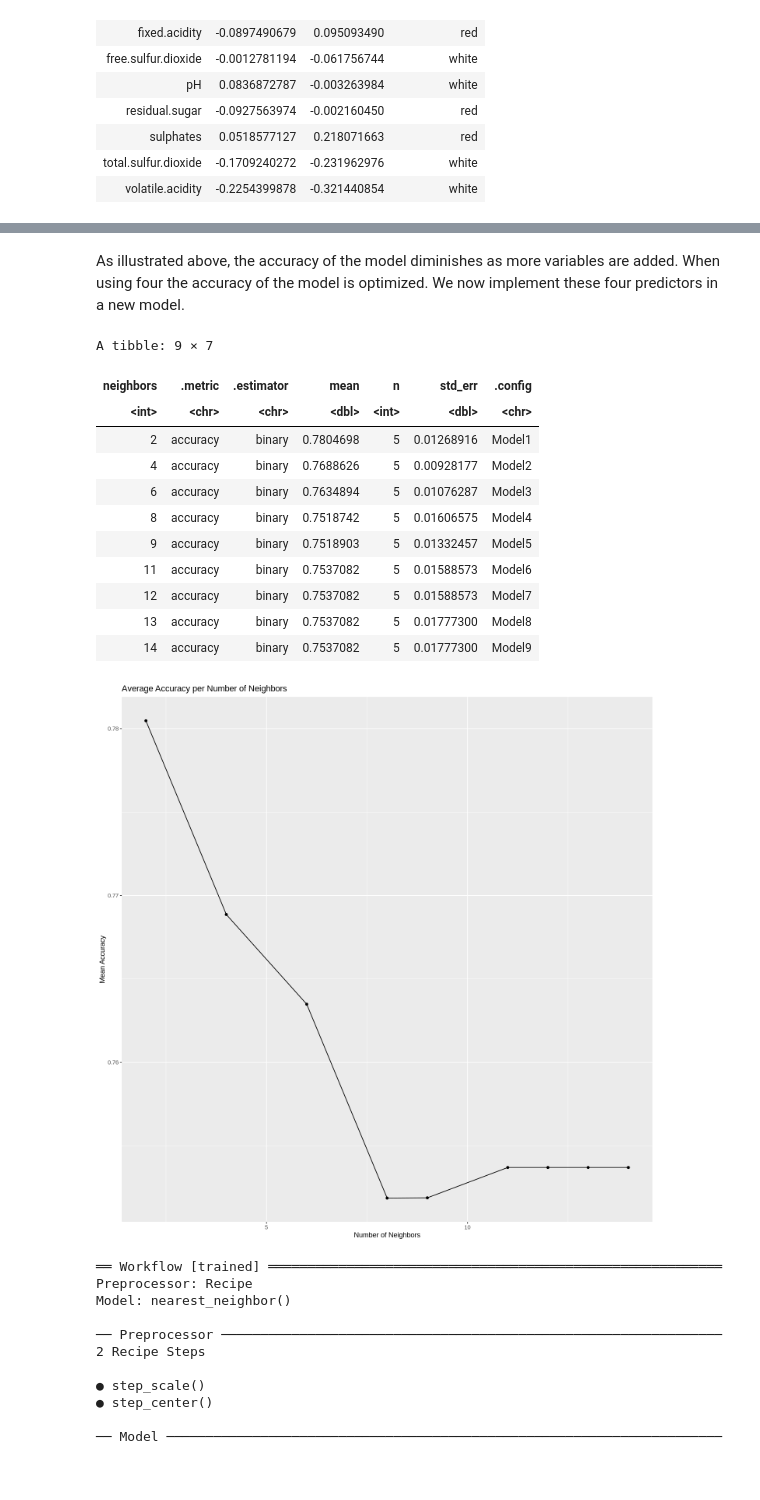
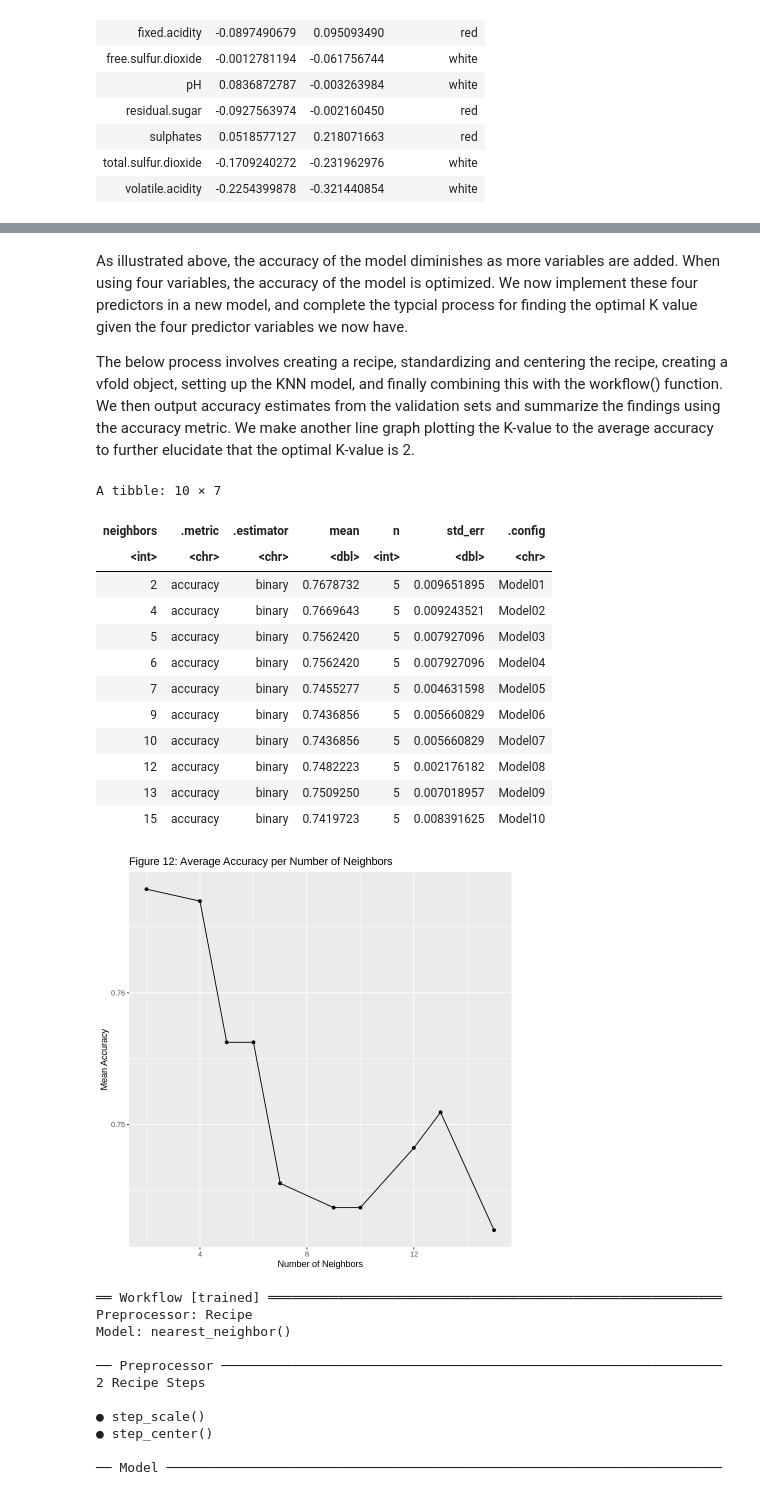
Before and after one commit to toluam/ds_group12_project, a Jupyter notebook: final_report.ipynb, the cells around one changed output, grey strips where cells are left out. Cells and saved outputs as stored; diff of their text form; code cells hidden in the pictures.

```diff
--- a/final_report.ipynb
+++ b/final_report.ipynb
@@ -488,5 +489,7 @@ accuracies_plot
-# %% [markdown]
-As illustrated above, the accuracy of the model diminishes as more variables are added. When using four the accuracy of the model is optimized. We now implement these four predictors in a new model.
+# %% [markdown]
+As illustrated above, the accuracy of the model diminishes as more variables are added. When using four variables, the accuracy of the model is optimized. We now implement these four predictors in a new model, and complete the typcial process for finding the optimal K value given the four predictor variables we now have.
+
+The below process involves creating a recipe, standardizing and centering the recipe, creating a vfold object, setting up the KNN model, and finally combining this with the workflow() function. We then output accuracy estimates from the validation sets and summarize the findings using the accuracy metric. We make another line graph plotting the K-value to the average accuracy to further elucidate that the optimal K-value is 2.
 # %%
 # Creating recipe
 rw_recipe <- recipe(binary.quality ~ alcohol + volatile.acidity + sulphates + total.sulfur.dioxide, data = rw_train_subset) %>%
@@ -495,45 +498,50 @@ rw_recipe <- recipe(binary.quality ~ alcohol + volatile.acidity + sulphates + to
 
 # Creating vfold
 rw_vfold <- vfold_cv(rw_train_subset, v = 5, strata = binary.quality)
 
 # Creating new nearest neighbors model
 knn_spec <- nearest_neighbor(weight_func = "rectangular", neighbors = tune()) %>%
      set_engine("kknn") %>%
      set_mode("classification")
 
+# Adding to workflow function and getting accuracy estimates
 rw_fit <- workflow() %>%
     add_recipe(rw_recipe) %>%
     add_model(knn_spec) %>%
     tune_grid(resamples = rw_vfold, grid = 10)
 
+# Gathering the fit metrics
 rw_metrics <- collect_metrics(rw_fit)
 
+# Collecting only the accuracy metrics
 rw_metrics_accuracy <- rw_metrics %>%
                             filter(.metric == "accuracy")
 
+# Plotting the neighbors to mean accuracy to elucidate the optimal K value
 cross_val_plot <- rw_metrics_accuracy %>%
     ggplot(aes(x = neighbors, y = mean)) +
     geom_point() +
     geom_line() +
-    labs(x = "Number of Neighbors", y = "Mean Accuracy", title = "Average Accuracy per Number of Neighbors")
+    labs(x = "Number of Neighbors", y = "Mean Accuracy", title = "Figure 12: Average Accuracy per Number of Neighbors")
 
 rw_metrics_accuracy
 
 cross_val_plot
 # %% [output]
-A tibble: 9 × 7
+A tibble: 10 × 7
 | neighbors | .metric | .estimator | mean | n | std_err | .config |
 | <int> | <chr> | <chr> | <dbl> | <int> | <dbl> | <chr> |
-| 2 | accuracy | binary | 0.7804698 | 5 | 0.01268916 | Model1 |
-| 4 | accuracy | binary | 0.7688626 | 5 | 0.00928177 | Model2 |
-| 6 | accuracy | binary | 0.7634894 | 5 | 0.01076287 | Model3 |
-| 8 | accuracy | binary | 0.7518742 | 5 | 0.01606575 | Model4 |
-| 9 | accuracy | binary | 0.7518903 | 5 | 0.01332457 | Model5 |
-| 11 | accuracy | binary | 0.7537082 | 5 | 0.01588573 | Model6 |
-| 12 | accuracy | binary | 0.7537082 | 5 | 0.01588573 | Model7 |
-| 13 | accuracy | binary | 0.7537082 | 5 | 0.01777300 | Model8 |
-| 14 | accuracy | binary | 0.7537082 | 5 | 0.01777300 | Model9 |
+| 2 | accuracy | binary | 0.7678732 | 5 | 0.009651895 | Model01 |
+| 4 | accuracy | binary | 0.7669643 | 5 | 0.009243521 | Model02 |
+| 5 | accuracy | binary | 0.7562420 | 5 | 0.007927096 | Model03 |
+| 6 | accuracy | binary | 0.7562420 | 5 | 0.007927096 | Model04 |
+| 7 | accuracy | binary | 0.7455277 | 5 | 0.004631598 | Model05 |
+| 9 | accuracy | binary | 0.7436856 | 5 | 0.005660829 | Model06 |
+| 10 | accuracy | binary | 0.7436856 | 5 | 0.005660829 | Model07 |
+| 12 | accuracy | binary | 0.7482223 | 5 | 0.002176182 | Model08 |
+| 13 | accuracy | binary | 0.7509250 | 5 | 0.007018957 | Model09 |
+| 15 | accuracy | binary | 0.7419723 | 5 | 0.008391625 | Model10 |
-[figure, old version]
+[figure, new version]
 # %%
 knn_spec <- nearest_neighbor(weight_func = "rectangular", neighbors = 2) %>%
             set_engine("kknn") %>%
```
Also changed, not shown: parts of 37 cells of this notebook.
